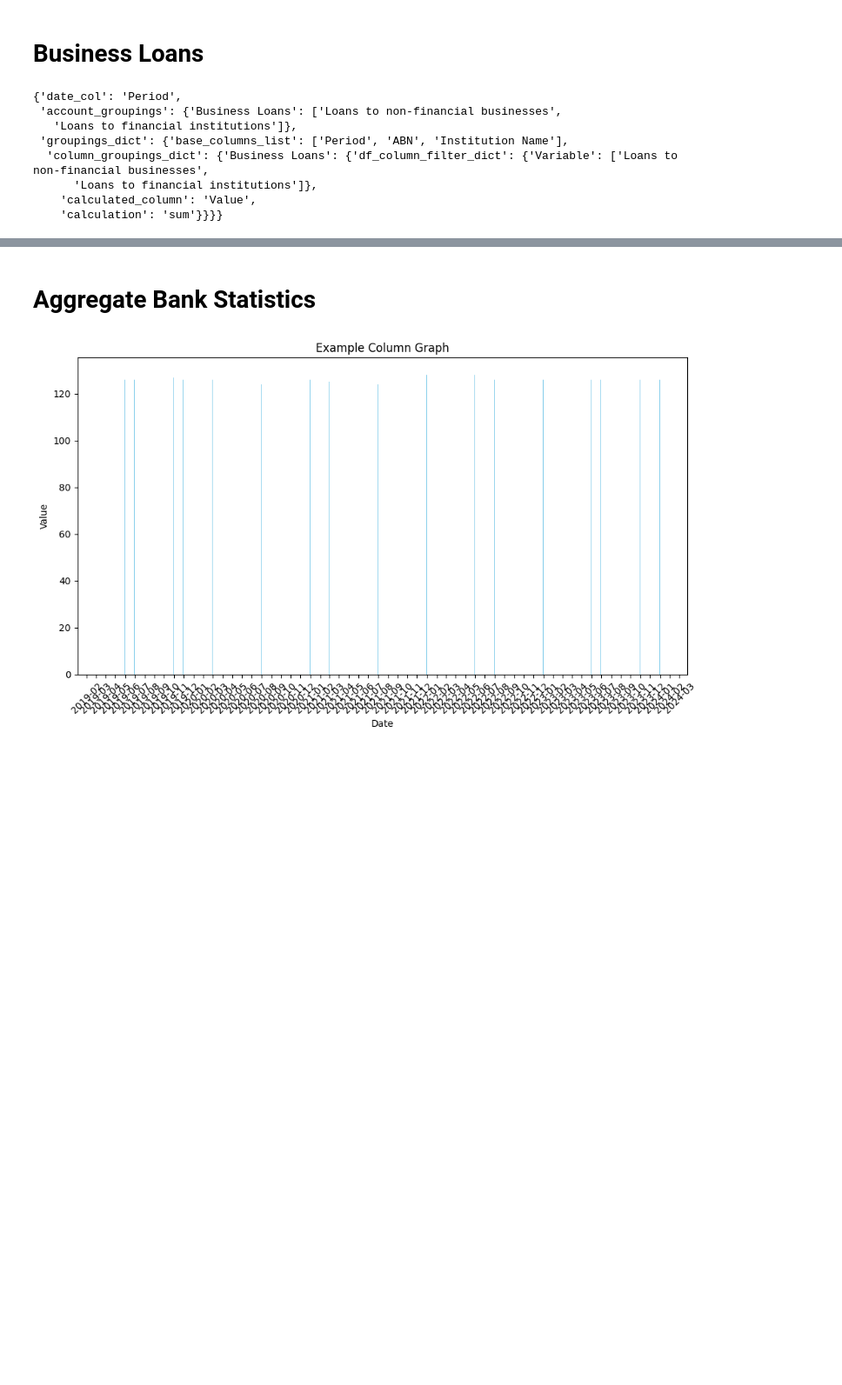
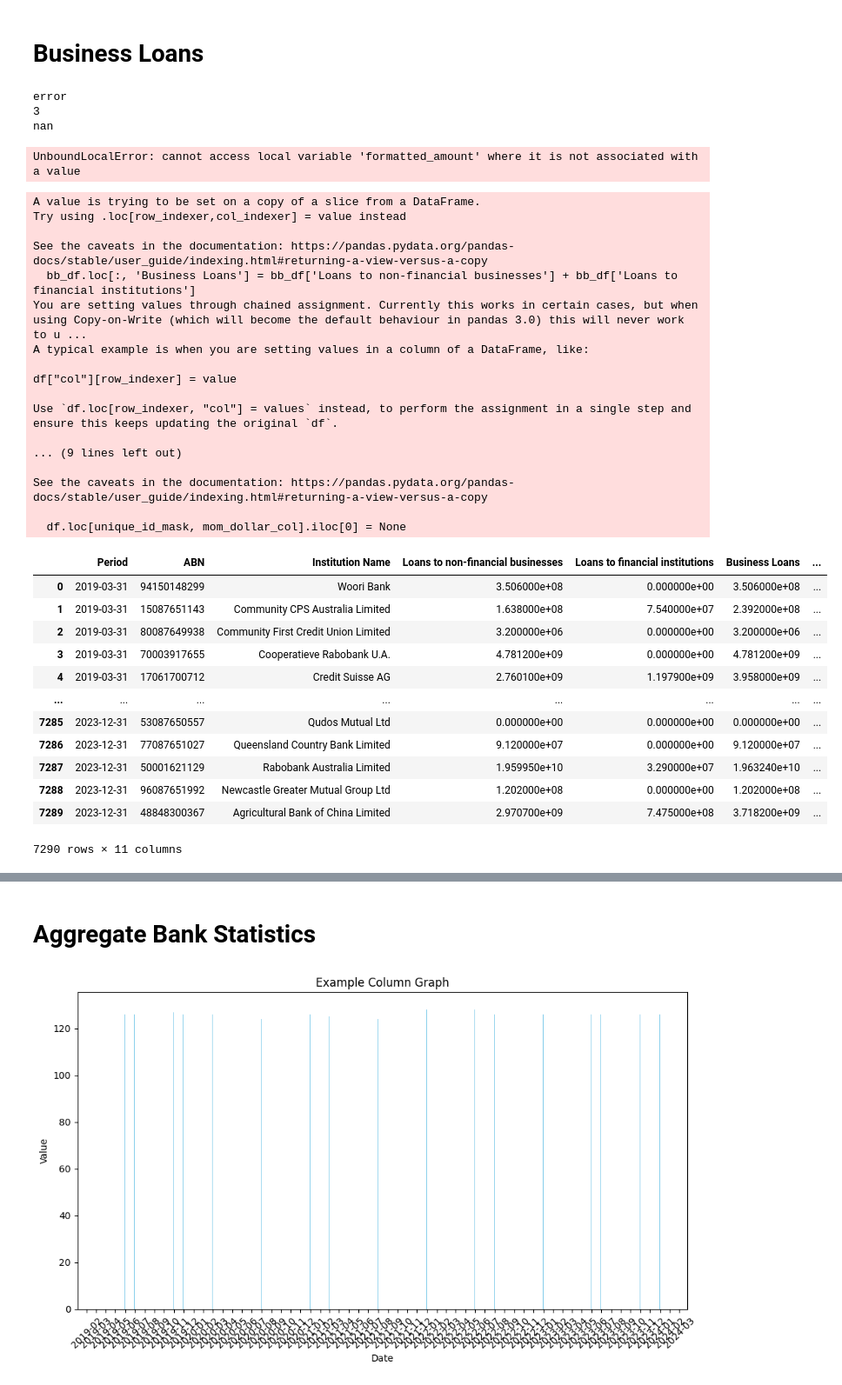
Before and after one commit to tyefraser/rba_monthly_adi_statistics_excel, a Jupyter notebook: rba_monthly_adi_statistics.ipynb, the cells around one changed output, grey strips where cells are left out. Shown: that part at 87% size. Saved outputs shown, nothing was run; the diff lists cells and outputs as text; code cells hidden in the pictures; blank space fills up the shorter version.

```diff
--- a/rba_monthly_adi_statistics.ipynb
+++ b/rba_monthly_adi_statistics.ipynb
@@ -99,18 +120,5 @@ narrow_rba_monthly_stats_df.to_excel('test.xlsx', index=False)
 # %% [markdown]
 # Business Loans
 # %%
-from utils_dataframe_calcs import filter_dataframe_by_values_then_group
-
+from utils_dataframe_calcs_narrow import filter_dataframe_by_values_then_group
 from business_loans.business_loans import business_loans_fn
-
-business_banking_config_dict=business_loans_fn(narrow_rba_monthly_stats_df=narrow_rba_monthly_stats_df)
-business_banking_config_dict
-# %% [output]
-{'date_col': 'Period',
- 'account_groupings': {'Business Loans': ['Loans to non-financial businesses',
-   'Loans to financial institutions']},
- 'groupings_dict': {'base_columns_list': ['Period', 'ABN', 'Institution Name'],
-  'column_groupings_dict': {'Business Loans': {'df_column_filter_dict': {'Variable': ['Loans to non-financial businesses',
-      'Loans to financial institutions']},
-    'calculated_column': 'Value',
-    'calculation': 'sum'}}}}
@@ -116,0 +187,8 @@ business_banking_config_dict
+# %%
+# bb_df['Business Loans - MoM ($) - dollars text'] = bb_df['Business Loans - MoM ($)'].apply(rounded_dollars)
+bb_df['Business Loans - MoM ($)'].apply(rounded_dollars)
+# %% [output]
+error
+3
+nan
+UnboundLocalError: cannot access local variable 'formatted_amount' where it is not associated with a value
@@ -116,0 +222,55 @@ business_banking_config_dict
+# %%
+bb_df=rba_monthly_stats_df[['Period', 'ABN', 'Institution Name', 'Loans to non-financial businesses', 'Loans to financial institutions']]
+
+# Create teh 'Business Loans' column
+bb_df.loc[:, 'Business Loans'] = bb_df['Loans to non-financial businesses'] + bb_df['Loans to financial institutions']
+
+bb_df=apply_current_ranking(
+    df=bb_df,
+    date_col = 'Period',
+    column_to_rank = 'Business Loans',
+    joining_column = 'Institution Name',
+    ranking_column = 'ranking',
+)
+
+bb_df=movement_fn(
+    df=bb_df,
+    unique_id_col='ABN',
+    movement_column='Business Loans',
+)
+
+bb_df['Business Loans - dollars text'] = bb_df['Business Loans'].apply(rounded_dollars)
+# bb_df['Business Loans - MoM ($) - dollars text'] = bb_df['Business Loans - MoM ($)'].apply(rounded_dollars)
+bb_df
+# bb_df.to_excel('bb_testing.xlsx', index=False)
+# %% [output]
+A value is trying to be set on a copy of a slice from a DataFrame.
+Try using .loc[row_indexer,col_indexer] = value instead
+
+See the caveats in the documentation: https://pandas.pydata.org/pandas-docs/stable/user_guide/indexing.html#returning-a-view-versus-a-copy
+  bb_df.loc[:, 'Business Loans'] = bb_df['Loans to non-financial businesses'] + bb_df['Loans to financial institutions']
+You are setting values through chained assignment. Currently this works in certain cases, but when using Copy-on-Write (which will become the default behaviour in pandas 3.0) this will never work to u ...
+A typical example is when you are setting values in a column of a DataFrame, like:
+
+df["col"][row_indexer] = value
+
+Use `df.loc[row_indexer, "col"] = values` instead, to perform the assignment in a single step and ensure this keeps updating the original `df`.
+
+... (9 lines left out)
+
+See the caveats in the documentation: https://pandas.pydata.org/pandas-docs/stable/user_guide/indexing.html#returning-a-view-versus-a-copy
+
+  df.loc[unique_id_mask, mom_dollar_col].iloc[0] = None
+|  | Period | ABN | Institution Name | Loans to non-financial businesses | Loans to financial institutions | Business Loans | ... |
+| 0 | 2019-03-31 | 94150148299 | Woori Bank | 3.506000e+08 | 0.000000e+00 | 3.506000e+08 | ... |
+| 1 | 2019-03-31 | 15087651143 | Community CPS Australia Limited | 1.638000e+08 | 7.540000e+07 | 2.392000e+08 | ... |
+| 2 | 2019-03-31 | 80087649938 | Community First Credit Union Limited | 3.200000e+06 | 0.000000e+00 | 3.200000e+06 | ... |
+| 3 | 2019-03-31 | 70003917655 | Cooperatieve Rabobank U.A. | 4.781200e+09 | 0.000000e+00 | 4.781200e+09 | ... |
+| 4 | 2019-03-31 | 17061700712 | Credit Suisse AG | 2.760100e+09 | 1.197900e+09 | 3.958000e+09 | ... |
+| ... | ... | ... | ... | ... | ... | ... | ... |
+| 7285 | 2023-12-31 | 53087650557 | Qudos Mutual Ltd | 0.000000e+00 | 0.000000e+00 | 0.000000e+00 | ... |
+| 7286 | 2023-12-31 | 77087651027 | Queensland Country Bank Limited | 9.120000e+07 | 0.000000e+00 | 9.120000e+07 | ... |
+| 7287 | 2023-12-31 | 50001621129 | Rabobank Australia Limited | 1.959950e+10 | 3.290000e+07 | 1.963240e+10 | ... |
+| 7288 | 2023-12-31 | 96087651992 | Newcastle Greater Mutual Group Ltd | 1.202000e+08 | 0.000000e+00 | 1.202000e+08 | ... |
+| 7289 | 2023-12-31 | 48848300367 | Agricultural Bank of China Limited | 2.970700e+09 | 7.475000e+08 | 3.718200e+09 | ... |
+7290 rows × 11 columns
```
Also changed, not shown: parts of 18 cells of this notebook, 11 other files.
